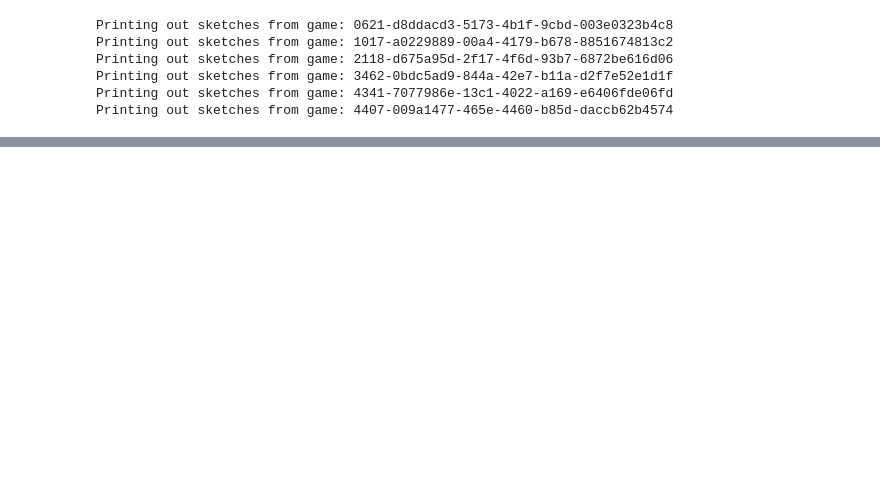
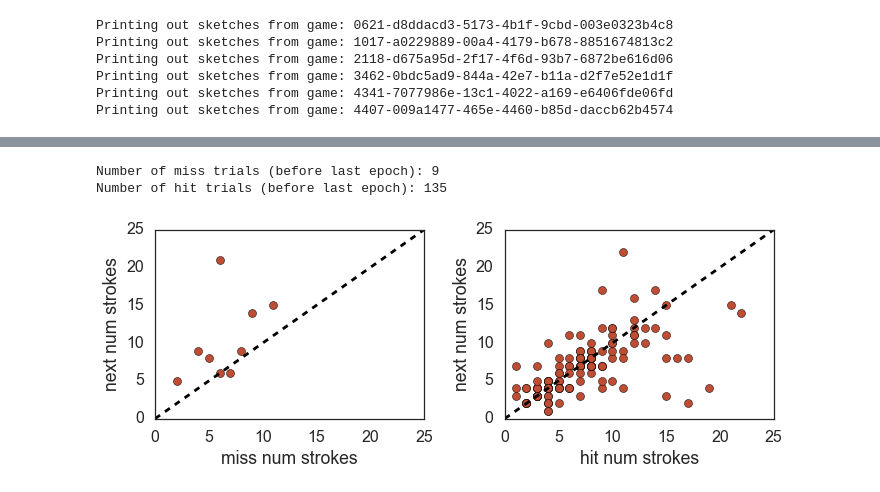
Before and after one commit to hawkrobe/reference_games, a Jupyter notebook: analysis/3dObjects/sketchpad_repeated/pilot_analysis.ipynb, the cells around one changed output, grey strips where cells are left out. Cells and saved outputs as stored; diff of their text form; code cells hidden in the pictures; blank space fills up the shorter version.

```diff
--- a/analysis/3dObjects/sketchpad_repeated/pilot_analysis.ipynb
+++ b/analysis/3dObjects/sketchpad_repeated/pilot_analysis.ipynb
@@ -455,6 +478,17 @@ for g in valid_gameids:
             k = p.get_yaxis().set_ticklabels([])
             k = p.get_xaxis().set_ticks([])
             k = p.get_yaxis().set_ticks([])
+            outcome = _d['outcome']
+            if outcome == 1:
+                sides = ['bottom','top','right','left']
+                for s in sides:
+                    p.spines[s].set_color((0.4,0.8,0.4))
+                    p.spines[s].set_linewidth(4)
+            else:
+                sides = ['bottom','top','right','left']
+                for s in sides:
+                    p.spines[s].set_color((0.9,0.2,0.2))
+                    p.spines[s].set_linewidth(4)
             if (_i < 5) & (tt in ['repeated_closer','repeated_further']):
                 plt.title(_d['target'] ,fontsize=textsize)
             elif tt not in ['repeated_closer','repeated_further']:
@@ -519,0 +514,53 @@ print X.count()
+# %%
+##### Question: If viewer didn't guess the target THIS epoch, did sketcher expend more strokes
+##### the next time?
+
+### for g in valid_gameids:
+miss_strokes = []
+next_strokes = []
+
+hit_strokes = []
+hit_next_strokes = []
+
+for g in valid_gameids:
+    trial_types = ['repeated_closer','repeated_further','once_closer','once_further']
+    for tt in trial_types:
+        _D = D[(D.trialType==tt) & (D.gameID==g)]
+        _D = _D.sort_values(by=['epoch','target'])
+        for i,_d in _D.iterrows():
+            if (_d['outcome']==0) & (_d['epoch']<3) & (_d['repeated']=='repeated'):
+                __D = D[(D.trialType==tt) & (D.gameID==g) & (D.epoch==_d['epoch']+1) & (D.target==_d['target'])]
+                miss_strokes.append(_d['numStrokes'])
+                next_strokes.append(__D['numStrokes'].values[0])
+            elif (_d['outcome']==1) & (_d['epoch']<3) & (_d['repeated']=='repeated'):
+                __D = D[(D.trialType==tt) & (D.gameID==g) & (D.epoch==_d['epoch']+1) & (D.target==_d['target'])]
+                hit_strokes.append(_d['numStrokes'])
+                hit_next_strokes.append(__D['numStrokes'].values[0])
+miss_strokes, next_strokes, hit_strokes, hit_next_strokes = map(np.array,[miss_strokes, next_strokes, hit_strokes, hit_next_strokes])
+print 'Number of miss trials (before last epoch): ' + str(len(miss_strokes))
+print 'Number of hit trials (before last epoch): ' + str(len(hit_strokes))
+
+lb = 0
+ub = 25
+plt.figure(figsize=(10,4))
+plt.subplot(1,2,1)
+plt.plot([lb,ub],[lb,ub],'k--')
+plt.scatter(miss_strokes,next_strokes,64,(0.75,0.3,0.2))
+plt.xlim([lb,ub])
+plt.ylim([lb,ub])
+plt.xlabel('miss num strokes')
+plt.ylabel('next num strokes')
+plt.tight_layout()
+
+plt.subplot(1,2,2)
+plt.plot([lb,ub],[lb,ub],'k--')
+plt.scatter(hit_strokes,hit_next_strokes,64,(0.75,0.3,0.2))
+plt.xlim([lb,ub])
+plt.ylim([lb,ub])
+plt.xlabel('hit num strokes')
+plt.ylabel('next num strokes')
+plt.tight_layout()
+# %% [output]
+Number of miss trials (before last epoch): 9
+Number of hit trials (before last epoch): 135
+[figure, added]
```
Also changed, not shown: parts of 8 cells of this notebook.
